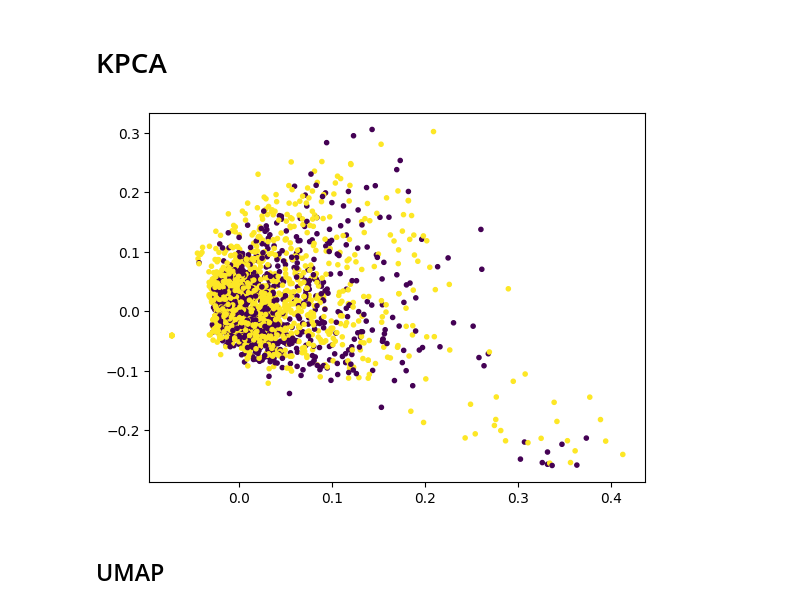
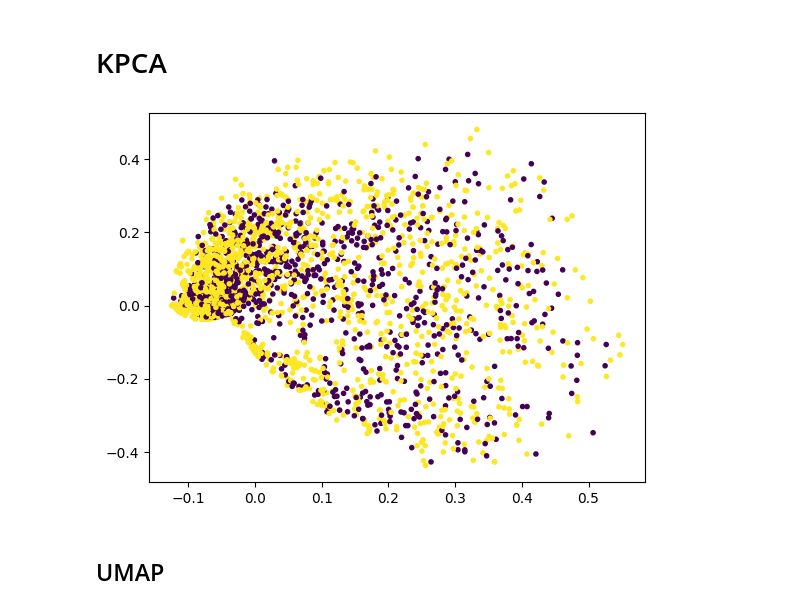
Before and after one commit to Crashprn/MachineLearningFinalProject, a Jupyter notebook: visualization.ipynb, the cells around one changed output. Cells and saved outputs as stored; diff of their text form; code cells hidden in the pictures.

```diff
--- a/visualization.ipynb
+++ b/visualization.ipynb
@@ -70,14 +67,14 @@ Calculated PHATE in 18.91 seconds.
 # %%
 from sklearn.decomposition import KernelPCA
 
-kpca_operator = KernelPCA(n_components=2, kernel="rbf", gamma=1, n_jobs=10)
+kpca_operator = KernelPCA(n_components=2, kernel="rbf", gamma=2, n_jobs=10)
 
 transformed_data = kpca_operator.fit_transform(text_embeddings)
 
 plt.scatter(transformed_data[:, 0], transformed_data[:, 1], marker=".", c=data["target"], cmap="viridis")
 plt.show()
 # %% [output]
-[figure, old version]
+[figure, new version]
 # %% [markdown]
 ## UMAP
 # %%
```
Also changed, not shown: parts of 5 cells of this notebook, 1 other file.
